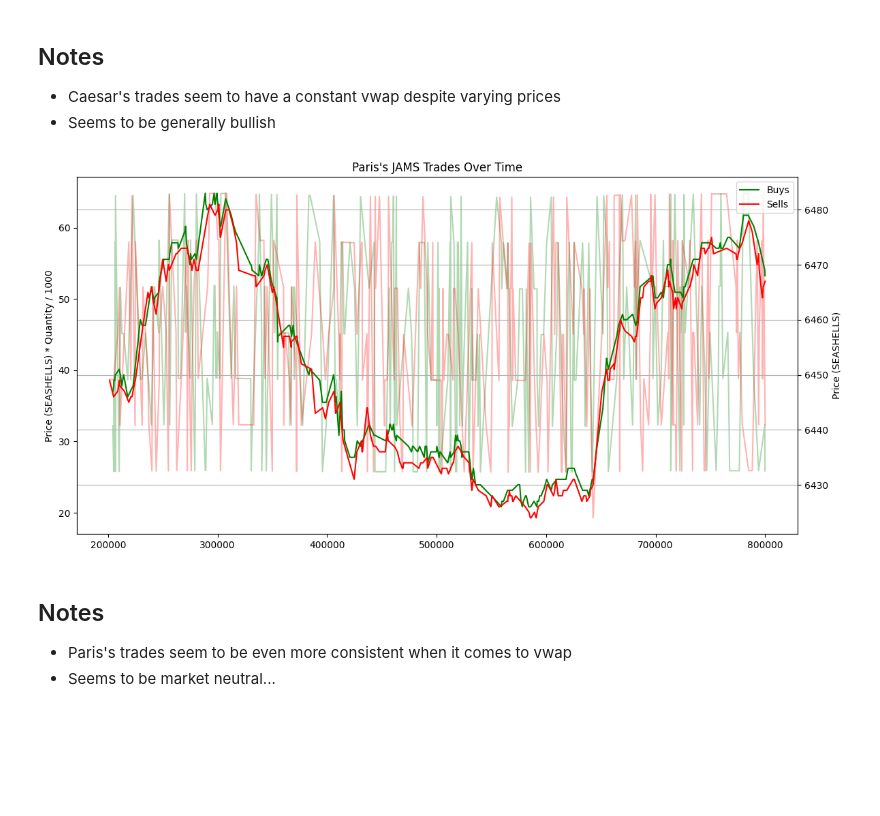
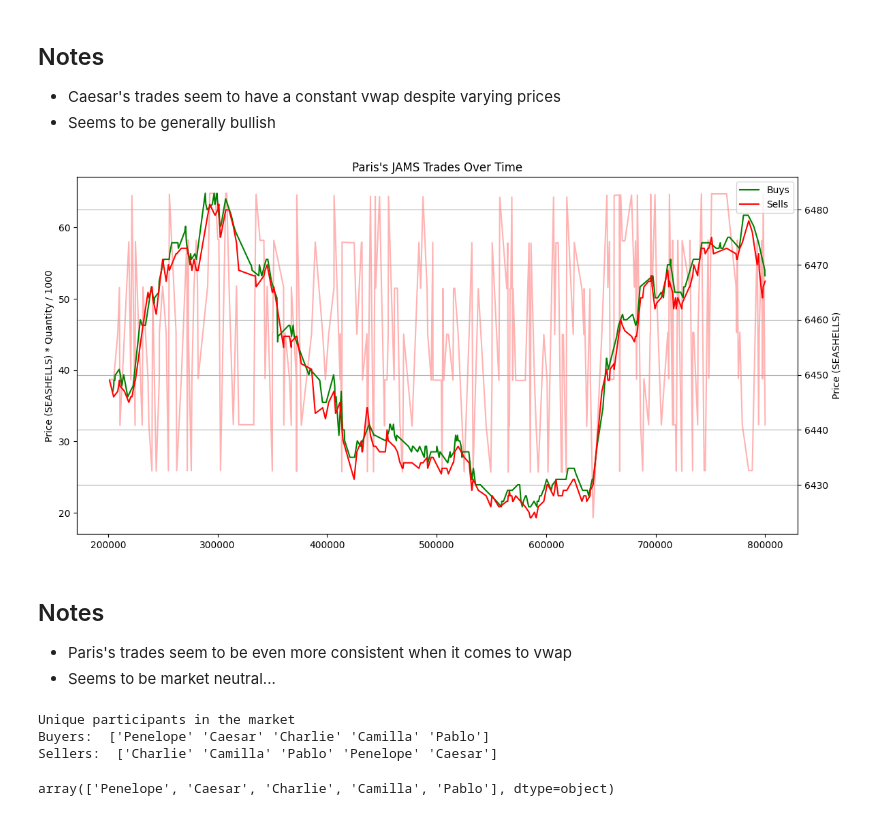
Before and after one commit to PranavMantri/imc_2025, a Jupyter notebook: notebooks/agent_jams_research.ipynb, the cells around one changed output. Drawn from its saved outputs; the diff is of its cells as text; code cells hidden in the pictures; blank space fills up the shorter version.

```diff
--- a/notebooks/agent_jams_research.ipynb
+++ b/notebooks/agent_jams_research.ipynb
@@ -168,45 +169,60 @@ plt.show()
 * Seems to be generally bullish
 # %%
 # Lets examine Paris (JAMS)
-df_paris_buys = df[(df['buyer'] == 'Paris')]
-df_paris_sells = df[(df['seller'] == 'Paris')]
+# df = day_trades[day][day_trades[day]["symbol"] == "JAMS"]
 
-df_paris_buys = df_paris_buys[(df_paris_buys['timestamp'] >= 200000) & (df_paris_buys['timestamp'] <= 800000)]
-df_paris_sells = df_paris_sells[(df_paris_sells['timestamp'] >= 200000) & (df_paris_sells['timestamp'] <= 800000)]
+df_buys = df[(df['buyer'] == 'Paris')]
+df_sells = df[(df['seller'] == 'Paris')]
+
+# df = day_prices[day][day_prices[day]["symbol"] == "JAMS"]
+# df_p = df[(df['seller'] == 'Paris')]
+
+df_buys = df_buys[(df_buys['timestamp'] >= 200000) & (df_buys['timestamp'] <= 800000)]
+df_sells = df_sells[(df_sells['timestamp'] >= 200000) & (df_sells['timestamp'] <= 800000)]
 
 fig, ax1 = plt.subplots(figsize=(12, 6))
 
-# Plot paris's buys in green
-ax1.plot(df_paris_buys["timestamp"], df_paris_buys["price"] * df_paris_buys["quantity"] /1000,
-            color='green', label='Buys', alpha=0.3)
-
 # Plot paris's sells in red
-ax1.plot(df_paris_sells["timestamp"], df_paris_sells["price"] * df_paris_sells["quantity"] / 1000,
+ax1.plot(df_sells["timestamp"], df_sells["price"] * df_sells["quantity"] / 1000,
             color='red', label='Sells', alpha=0.3)
 ax1.set_ylabel("Price (SEASHELLS) * Quantity / 1000")
 
 
 ax2 = ax1.twinx()
 
 # Plot paris's buys in green
-ax2.plot(df_paris_buys["timestamp"], df_paris_buys["price"],
+ax2.plot(df_buys["timestamp"], df_buys["price"],
             color='green', label='Buys', alpha=1)
 
 # Plot paris's sells in red
-ax2.plot(df_paris_sells["timestamp"], df_paris_sells["price"],
+ax2.plot(df_sells["timestamp"], df_sells["price"],
             color='red', label='Sells', alpha=1)
 ax2.set_ylabel("Price (SEASHELLS)")
 
 plt.xlabel("Timestamp")
 plt.title("Paris's JAMS Trades Over Time")
 plt.legend()
 plt.grid(True)
 plt.tight_layout()
 plt.show()
 # %% [output]
-[figure, old version]
+[figure, new version]
 # %% [markdown]
 ## Notes
 
 * Paris's trades seem to be even more consistent when it comes to vwap
 * Seems to be market neutral...
+# %%
+df = day_trades[day][day_trades[day]["symbol"] == "PICNIC_BASKET2"]
+
+print("Unique participants in the market")
+
+print("Buyers: ", df["buyer"].unique())
+print("Sellers: ", df["seller"].unique())
+
+pd.concat([df["buyer"], df["seller"]]).unique()
+# %% [output]
+Unique participants in the market
+Buyers:  ['Penelope' 'Caesar' 'Charlie' 'Camilla' 'Pablo']
+Sellers:  ['Charlie' 'Camilla' 'Pablo' 'Penelope' 'Caesar']
+array(['Penelope', 'Caesar', 'Charlie', 'Camilla', 'Pablo'], dtype=object)
```
Also changed, not shown: parts of 8 cells of this notebook, 2 other files.
